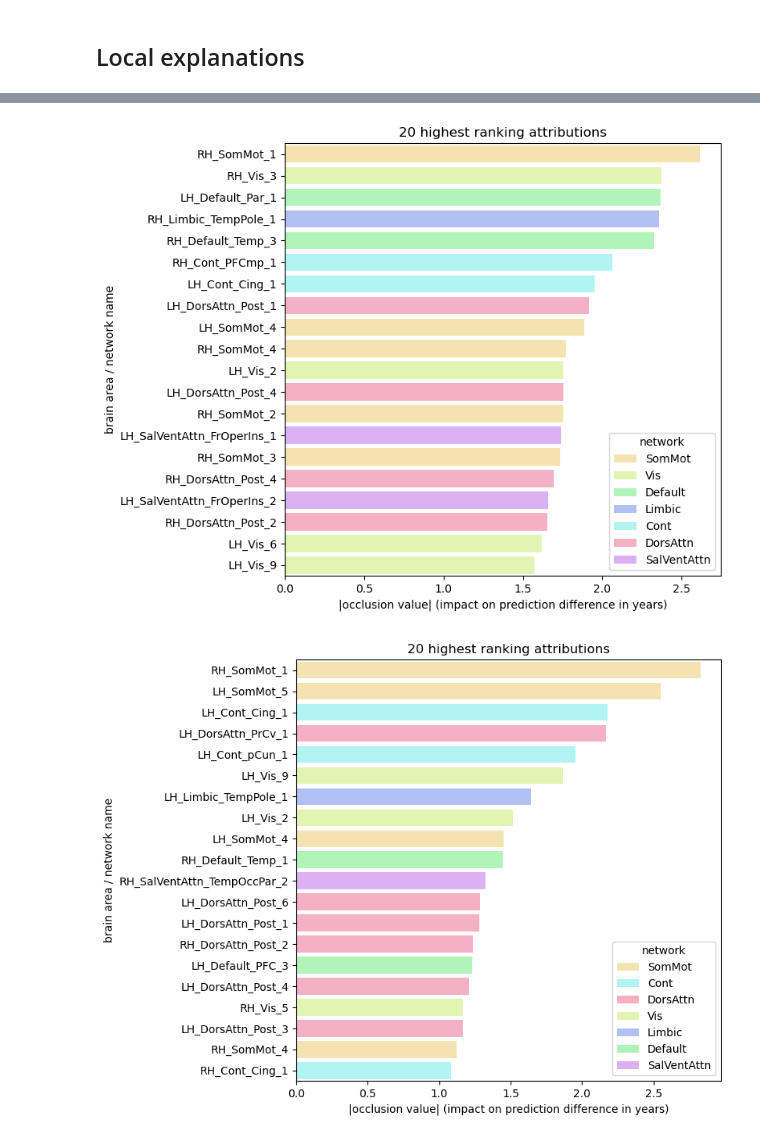
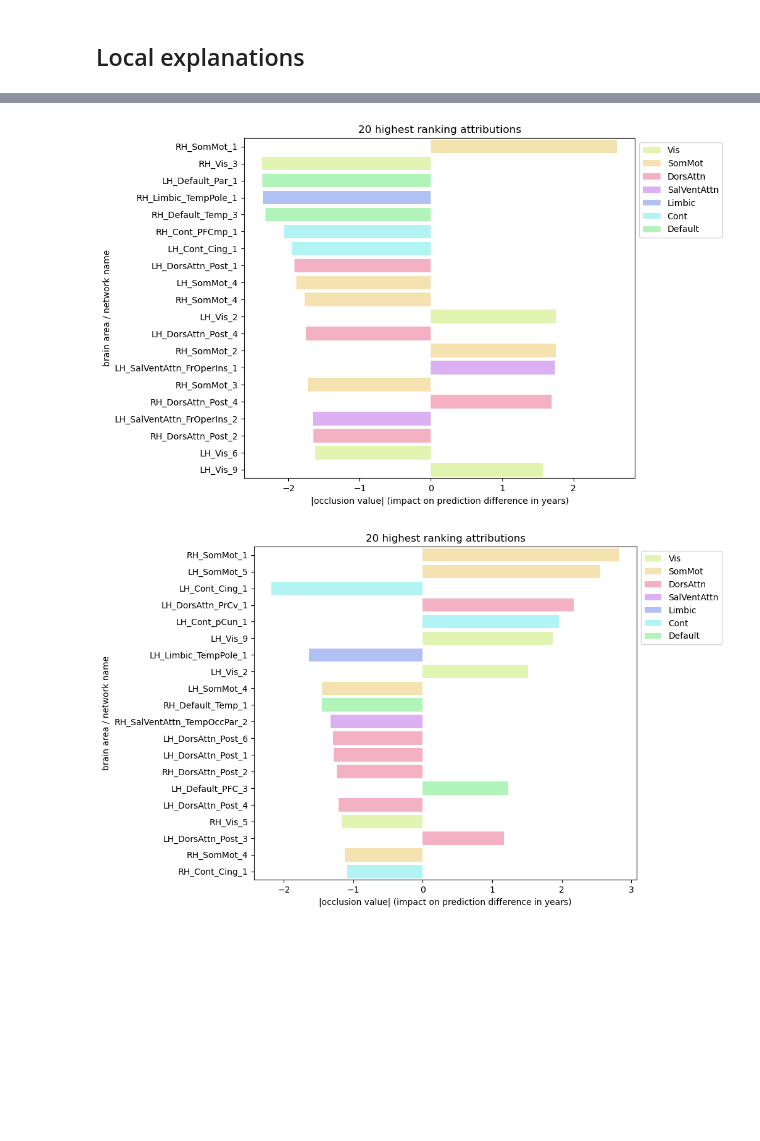
Before and after one commit to laura-riedel/brain_age_1D-CNN, a Jupyter notebook: src/schaefer_ts/occlusion_explainability_deep.ipynb, the cells around one changed output, grey strips where cells are left out. Cells and saved outputs as stored; diff of their text form; code cells hidden in the pictures; blank space fills up the shorter version.

```diff
--- a/src/schaefer_ts/occlusion_explainability_deep.ipynb
+++ b/src/schaefer_ts/occlusion_explainability_deep.ipynb
@@ -229,12 +315,12 @@ viz.simple_local_explanation(younger_pred_sub,'parcellation',
 # %%
 viz.simple_local_explanation(older_pred_sub,'parcellation',
-                             'occlusion','prediction difference')
+                             'occlusion','prediction difference',abs=False)
 # %% [output]
-[figure, old version]
+[figure, new version]
 # %%
 viz.simple_local_explanation(min_bag_diff_sub,'parcellation',
-                             'occlusion','prediction difference')
+                             'occlusion','prediction difference',abs=False)
 # %% [output]
-[figure, old version]
+[figure, new version]
 # %%
 viz.simple_local_explanation(max_bag_diff_sub,'parcellation',
```
Also changed, not shown: parts of 22 cells of this notebook, 33 other files.
